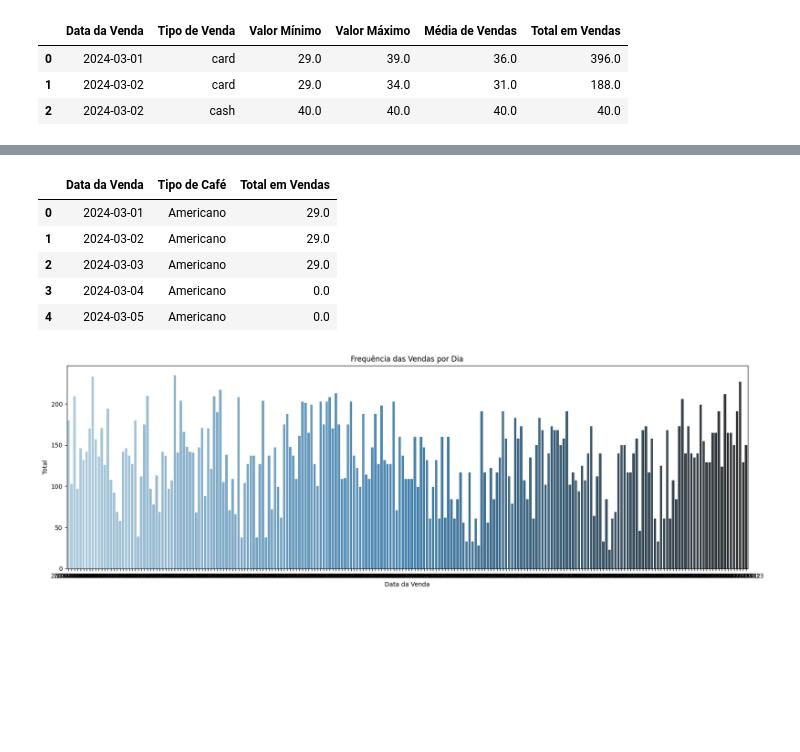
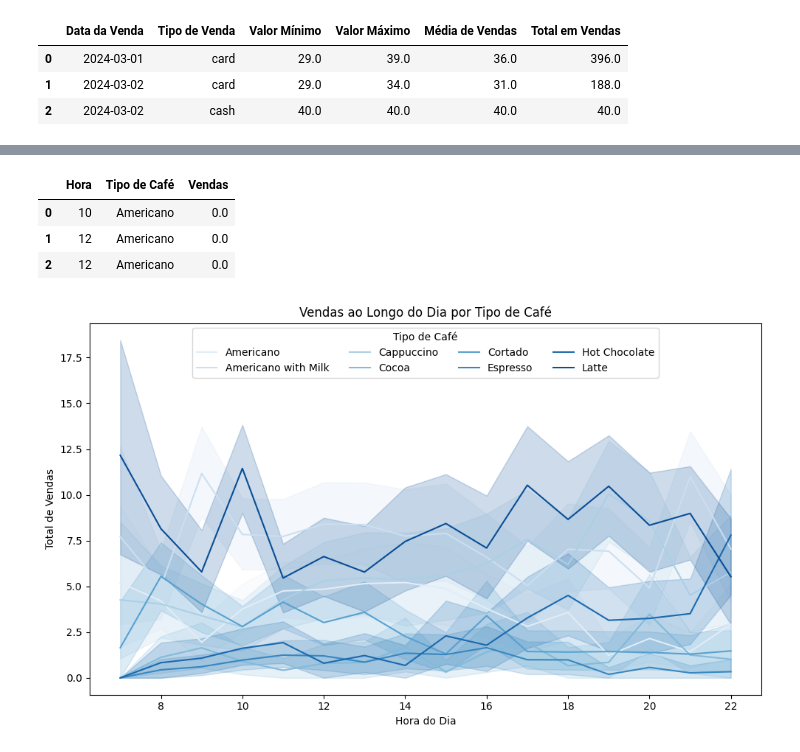
Before and after one commit to ryanrodr/coffee-sales-analysis, a Jupyter notebook: notebooks/analise_exploratoria.ipynb, the cells around one changed output, grey strips where cells are left out. Drawn from its saved outputs; the diff is of its cells as text; code cells hidden in the pictures; blank space fills up the shorter version.

```diff
--- a/notebooks/analise_exploratoria.ipynb
+++ b/notebooks/analise_exploratoria.ipynb
@@ -273,26 +264,36 @@ tb_vendas_dia.head()
-# %%
-tb_vendas_dia_long = pd.melt(tb_vendas_dia,
-                         id_vars=['Data da Venda'],
-                         value_vars=['Americano', 'Americano with Milk', 'Cappuccino', 'Cocoa', 'Cortado', 'Espresso', 'Hot Chocolate', 'Latte'],
-                         var_name='Tipo de Café',
-                         value_name='Total em Vendas')
-tb_vendas_dia_long.head()
-# %% [output]
-|  | Data da Venda | Tipo de Café | Total em Vendas |
-| 0 | 2024-03-01 | Americano | 29.0 |
-| 1 | 2024-03-02 | Americano | 29.0 |
-| 2 | 2024-03-03 | Americano | 29.0 |
-| 3 | 2024-03-04 | Americano | 0.0 |
-| 4 | 2024-03-05 | Americano | 0.0 |
-# %%
-plt.figure(figsize=(20,6))
-plt.title('Frequência das Vendas por Dia')
-
-# Adiciona gráfico de barras ordenado por frequência
-sns.barplot(data=tb_vendas_dia,
-            x='Data da Venda',
-            y='Total',
-            palette='Blues_d')
-plt.show();
-# %% [output]
-[figure, removed]
+# %%
+tipos_cafe = list(tb_vendas_dia.drop(['Data da Venda', 'Total', 'Hora'], axis=1))
+
+# Transforma os dados em formato Longo
+tb_vendas_long = tb_vendas_dia.melt(id_vars=['Hora'],
+                                    value_vars=tipos_cafe,
+                                    var_name='Tipo de Café',
+                                    value_name='Vendas')
+tb_vendas_long.head(3)
+# %% [output]
+|  | Hora | Tipo de Café | Vendas |
+| 0 | 10 | Americano | 0.0 |
+| 1 | 12 | Americano | 0.0 |
+| 2 | 12 | Americano | 0.0 |
+# %%
+plt.figure(figsize=(10, 6))
+
+# Adiciona a linha para cada tipo de café usando hue
+ax = sns.lineplot(data=tb_vendas_long,
+                  x='Hora',
+                  y='Vendas',
+                  hue='Tipo de Café',
+                  palette='Blues')
+
+plt.title('Vendas ao Longo do Dia por Tipo de Café')
+plt.xlabel('Hora do Dia')
+plt.ylabel('Total de Vendas')
+plt.legend(title='Tipo de Café',
+           loc='lower center',
+           bbox_to_anchor=(0.5, 0.84),
+           ncol=4)
+
+plt.tight_layout()
+plt.show()
+# %% [output]
+[figure, added]
```
Also changed, not shown: parts of 4 cells of this notebook.
